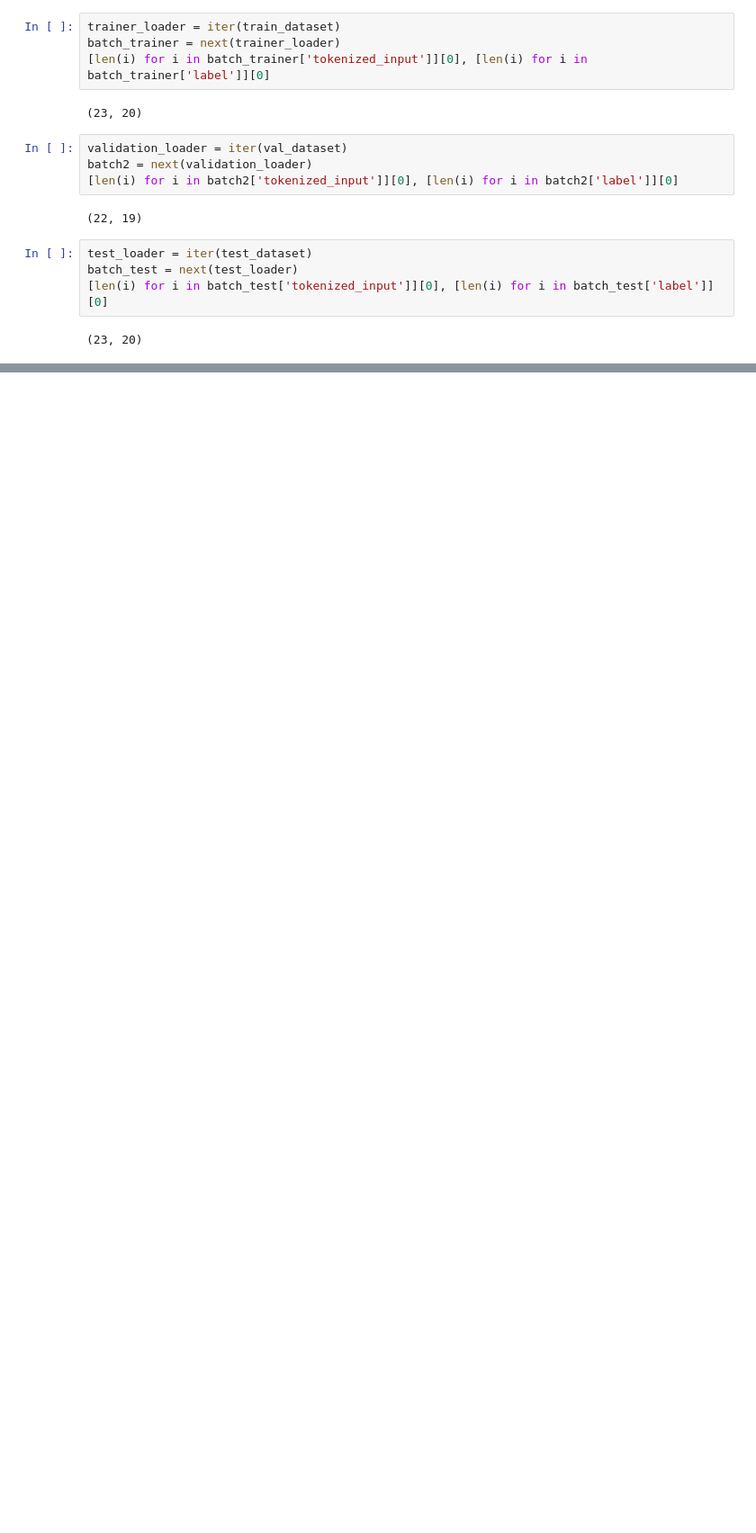
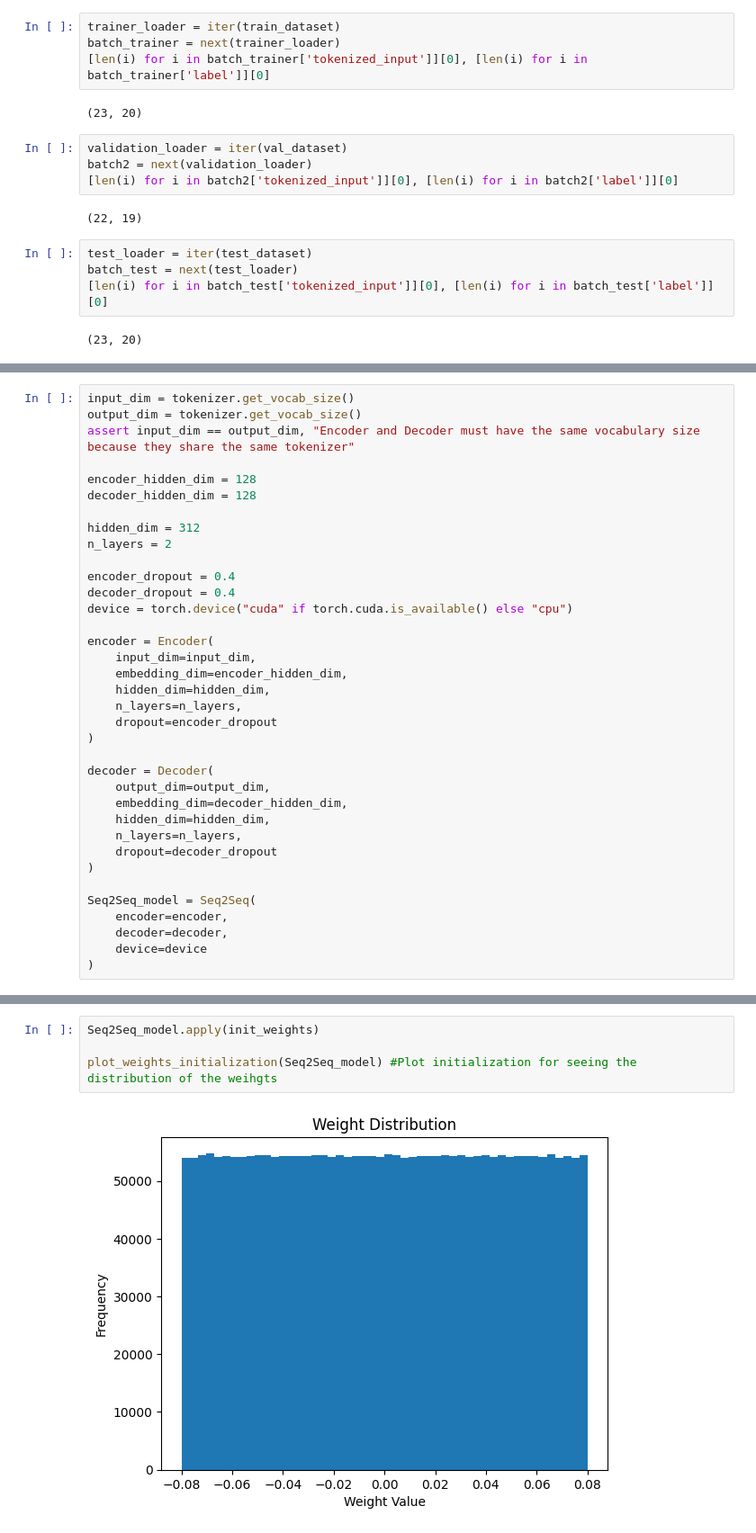
Before and after one commit to Fasmanuel2002/Machine_Learning, a Jupyter notebook: Pytorch/Seq2Seq/main.ipynb, the cells around one changed output, grey strips where cells are left out. Shown at 90% size. Cells and saved outputs as stored; diff of their text form; blank space fills up the shorter version.

```diff
--- a/Pytorch/Seq2Seq/main.ipynb
+++ b/Pytorch/Seq2Seq/main.ipynb
@@ -87,0 +94,36 @@ batch_test = next(test_loader)
+# %%
+input_dim = tokenizer.get_vocab_size()
+output_dim = tokenizer.get_vocab_size()
+assert input_dim == output_dim, "Encoder and Decoder must have the same vocabulary size because they share the same tokenizer"
+
+encoder_hidden_dim = 128
+decoder_hidden_dim = 128
+
+hidden_dim = 312
+n_layers = 2
+
+encoder_dropout = 0.4
+decoder_dropout = 0.4
+device = torch.device("cuda" if torch.cuda.is_available() else "cpu")
+
+encoder = Encoder(
+    input_dim=input_dim,
+    embedding_dim=encoder_hidden_dim,
+    hidden_dim=hidden_dim,
+    n_layers=n_layers,
+    dropout=encoder_dropout
+)
+
+decoder = Decoder(
+    output_dim=output_dim,
+    embedding_dim=decoder_hidden_dim,
+    hidden_dim=hidden_dim,
+    n_layers=n_layers,
+    dropout=decoder_dropout
+)
+
+Seq2Seq_model = Seq2Seq(
+    encoder=encoder,
+    decoder=decoder,
+    device=device
+)
@@ -87,0 +134,6 @@ batch_test = next(test_loader)
+# %%
+Seq2Seq_model.apply(init_weights)
+
+plot_weights_initialization(Seq2Seq_model) #Plot initialization for seeing the distribution of the weihgts
+# %% [output]
+[figure, added]
```
Also changed, not shown: parts of 14 cells of this notebook, 1 other file.
